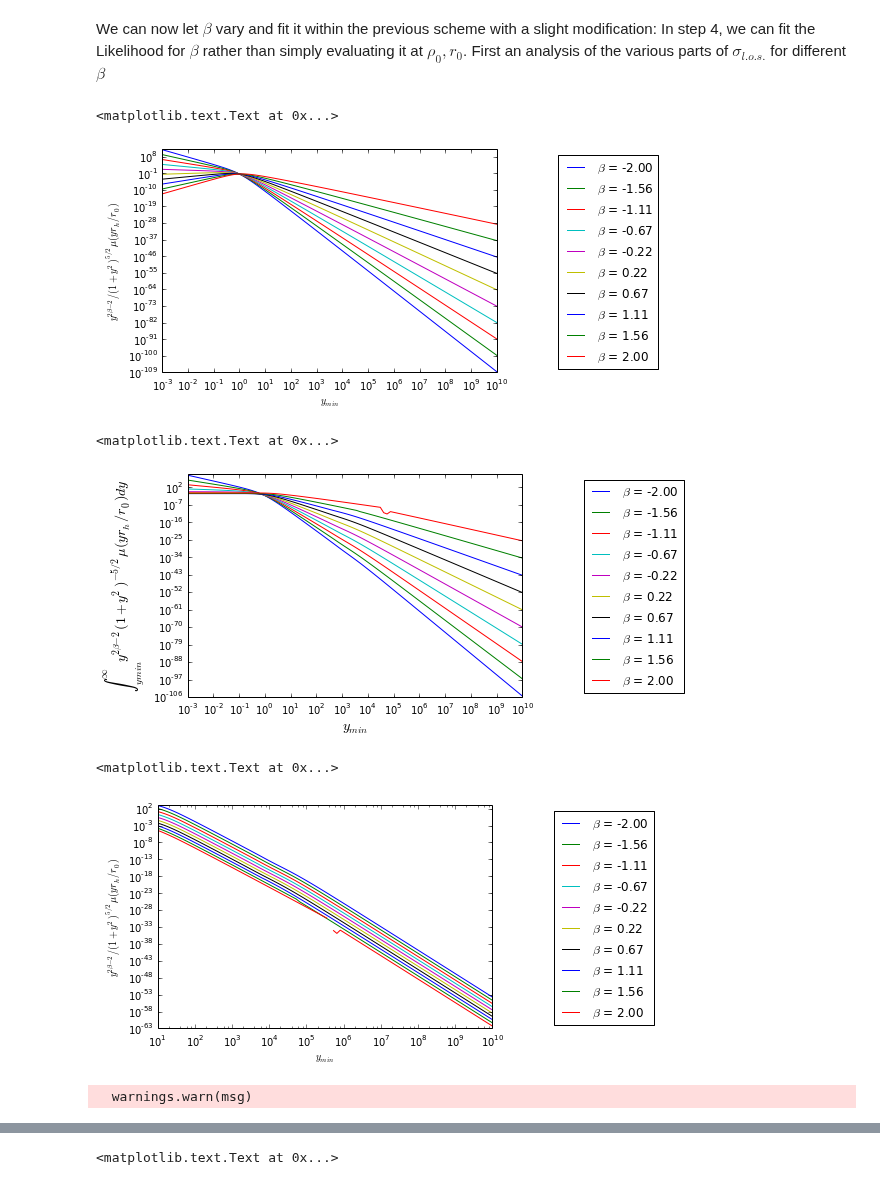
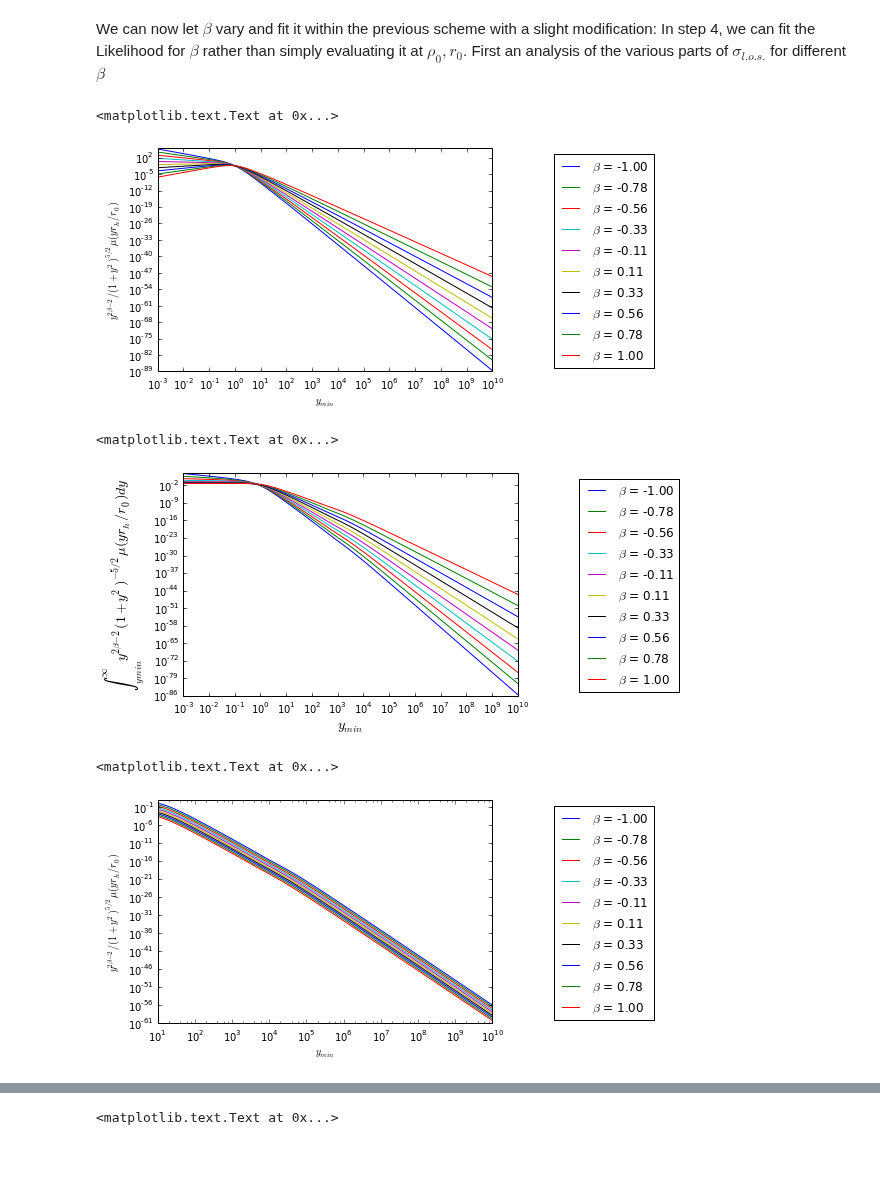
Before and after one commit to achiappo/FRESKA, a Jupyter notebook: spherical_jeans_analysis.ipynb, the cells around one changed output, grey strips where cells are left out. Cells and saved outputs as stored; diff of their text form; code cells hidden in the pictures; blank space fills up the shorter version.

```diff
--- a/spherical_jeans_analysis.ipynb
+++ b/spherical_jeans_analysis.ipynb
@@ -238,7 +238,7 @@ So the logical sequence would be :
 gamma_array = R/rh
 A_array = gamma_array**(1.-2.*beta)/I(R,rh,1.)
 
-r0_array = np.logspace(np.log10(0.1),np.log10(5.),100)
+r0_array = np.logspace(np.log10(0.1),np.log10(5.),50)
 alpha_array = rh/r0_array
 I_array=np.zeros(shape=(len(A_array),len(r0_array)))
 
@@ -692,47 +692,46 @@ yaml.dump(results,open('output/%s/results_%s.yaml'%(dwarf,dwarf),'w'),
 # %% [markdown]
 We can now let $\beta$ vary and fit it within the previous scheme with a slight modification: In step 4, we can fit the Likelihood for $\beta$ rather than simply evaluating it at $\rho_0,r_0$. First an analysis of the various parts of $\sigma_{l.o.s.}$ for different $\beta$
 # %%
-for beta in np.linspace(-2,2,10):
+for beta in np.linspace(-1,1,10):
     int1_y=np.logspace(-3, 10, 100)
-    plt.loglog(int1_y,integrand1(int1_y,alpha_array[50],beta), #alpha_array[50]~1kpc
+    plt.loglog(int1_y,integrand1(int1_y,alpha_array[14],beta), #alpha_array[14]~1kpc
                '-',label=r'$\beta$ = %.2f'%beta)
 plt.legend(bbox_to_anchor=(1.5, 1.))
 plt.xlabel(r'$y_{min}$')
 plt.ylabel(r'$y^{2\beta-2}/(1+y^2)^{5/2}\mu(yr_h/r_0)$')
 # %% [output]
 <matplotlib.text.Text at 0x...>
-[figure, old version]
+[figure, new version]
 # %%
-for beta in np.linspace(-2,2,10):
+for beta in np.linspace(-1,1,10):
     ymin=np.logspace(-3, 10, 100)
-    plt.loglog(ymin,[integral1(y,alpha_array[50],beta)[0] for y in ymin],
+    plt.loglog(ymin,[integral1(y,alpha_array[14],beta)[0] for y in ymin],
                '-',label=r'$\beta$ = %.2f'%beta)
 plt.legend(bbox_to_anchor=(1.5, 1.))
 plt.xlabel(r'$y_{min}$',fontsize=14)
 plt.ylabel(r'$\int^\infty_{ymin}y^{2\beta-2}(1+y^2)^{-5/2}\mu(yr_h/r_0)dy$',fontsize=14)
 # %% [output]
 <matplotlib.text.Text at 0x...>
-[figure, old version]
+[figure, new version]
 # %%
-for beta in np.linspace(-2,2,10):
+for beta in np.linspace(-1,1,10):
     z=np.logspace(1,10,100)
-    plt.loglog(z,[integrand2(zi,alpha_array[59],beta,gamma_array[0]) for zi in z],
+    plt.loglog(z,[integrand2(zi,alpha_array[14],beta,gamma_array[0]) for zi in z],
                '-',label=r'$\beta$ = %.2f'%beta)
 plt.legend(bbox_to_anchor=(1.5, 1.))
 plt.xlabel(r'$y_{min}$')
 plt.ylabel(r'$y^{2\beta-2}/(1+y^2)^{5/2}\mu(yr_h/r_0)$')
 # %% [output]
 <matplotlib.text.Text at 0x...>
-[figure, old version]
+[figure, new version]
 # %%
+beta_array = np.linspace(-1,1,50)
 # this will take approx. 5 hours but allows to vectorize the profiling over Beta
 sigma_beta_array = np.array([[[integral2(alpha,beta,gamma)*gamma**(1.-2.*beta)/
                                I(gamma*rh,rh,1.) for alpha in alpha_array]
                               for gamma in gamma_array] for beta in beta_array],dtype=float)
 
-np.save('output/%s/sigma_beta_%s'%(dwarf,dwarf),sigma_beta_array)
+np.save('output/%s/sigma_beta1_%s'%(dwarf,dwarf),sigma_beta_array)
-# %% [output]
-  warnings.warn(msg)
 # %%
 #sigma_beta_array = np.load('output/%s/sigma_beta_%s.npy'%(dwarf,dwarf))
 def LikeBeta(log10rho0,r0,beta):
```
Also changed, not shown: parts of 19 cells of this notebook.
